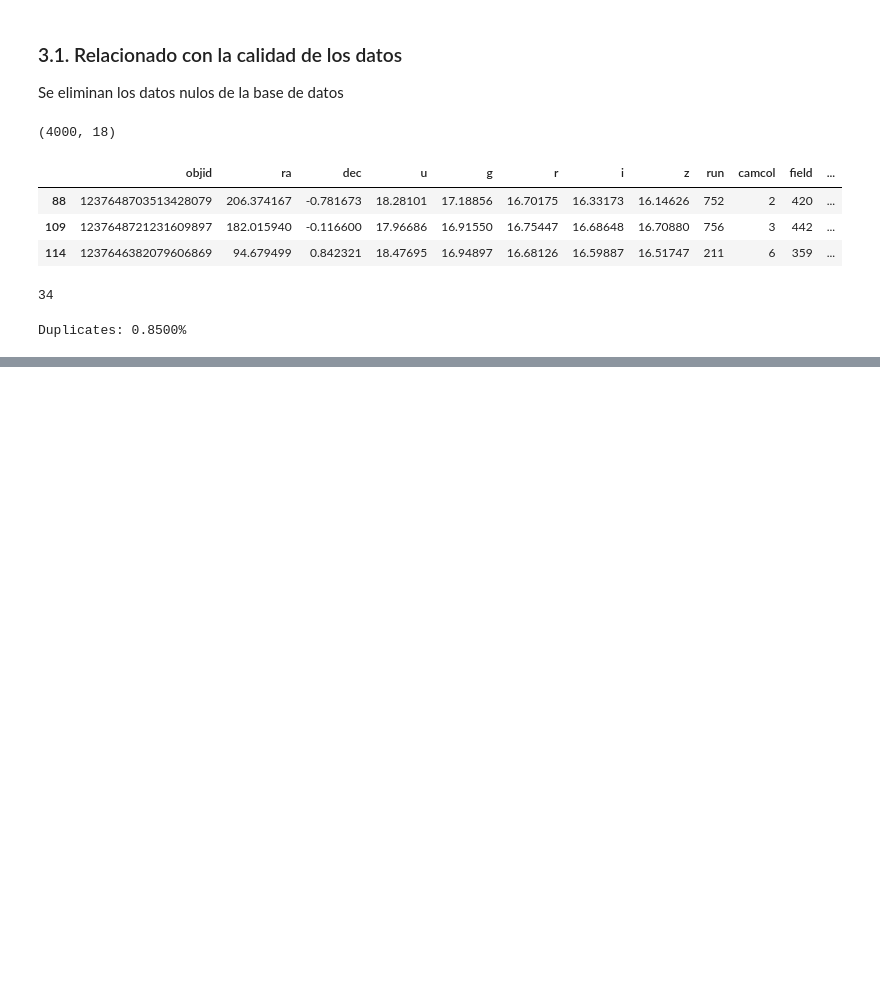
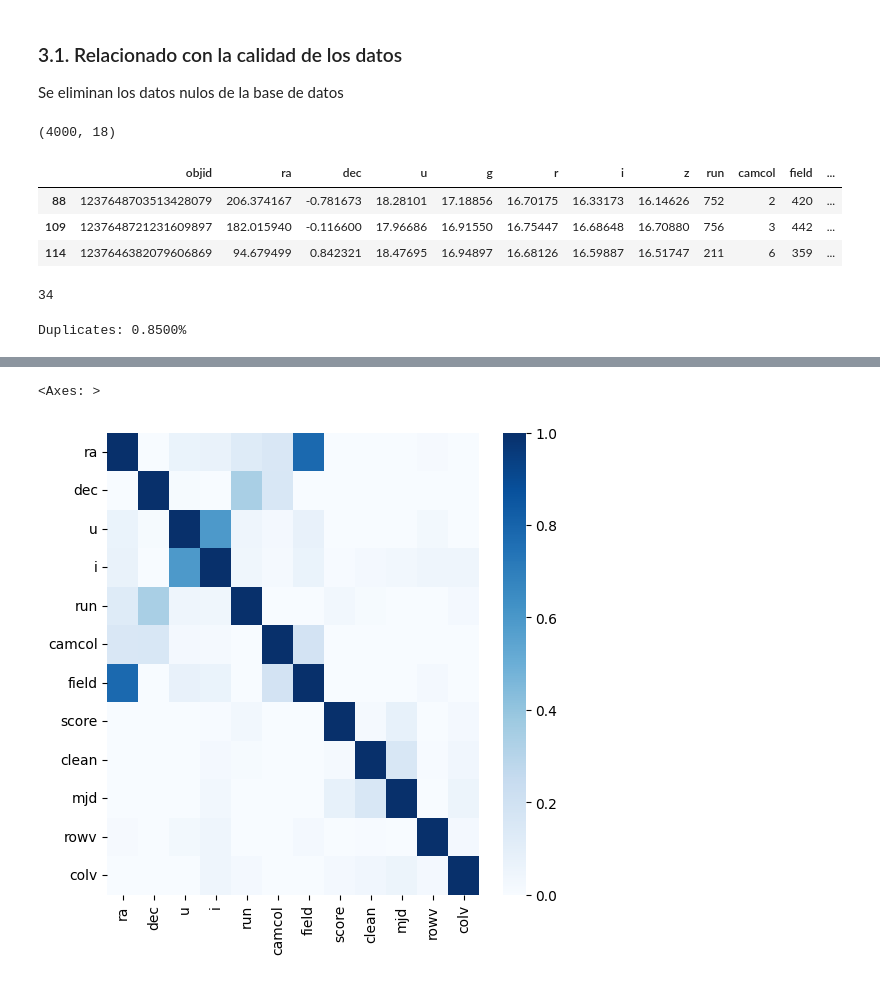
Before and after one commit to andreschaparr0/Laboratorios-BI, a Jupyter notebook: Lab 1.ipynb, the cells around one changed output, grey strips where cells are left out. Drawn from its saved outputs; the diff is of its cells as text; code cells hidden in the pictures; blank space fills up the shorter version.

```diff
--- a/Lab 1.ipynb
+++ b/Lab 1.ipynb
@@ -189,0 +252,7 @@ Duplicates: 0.8500%
+# %%
+features = [ "ra", "dec", "u", "i", "run", "camcol", "field", "score", "clean", "mjd", "rowv", "colv"]
+plt.figure(figsize=(6, 6))
+sns.heatmap(train_data_filtrada_2[features].corr(), cmap="Blues", vmin=0, vmax=1)
+# %% [output]
+<Axes: >
+[figure, added]
```
Also changed, not shown: parts of 14 cells of this notebook.
